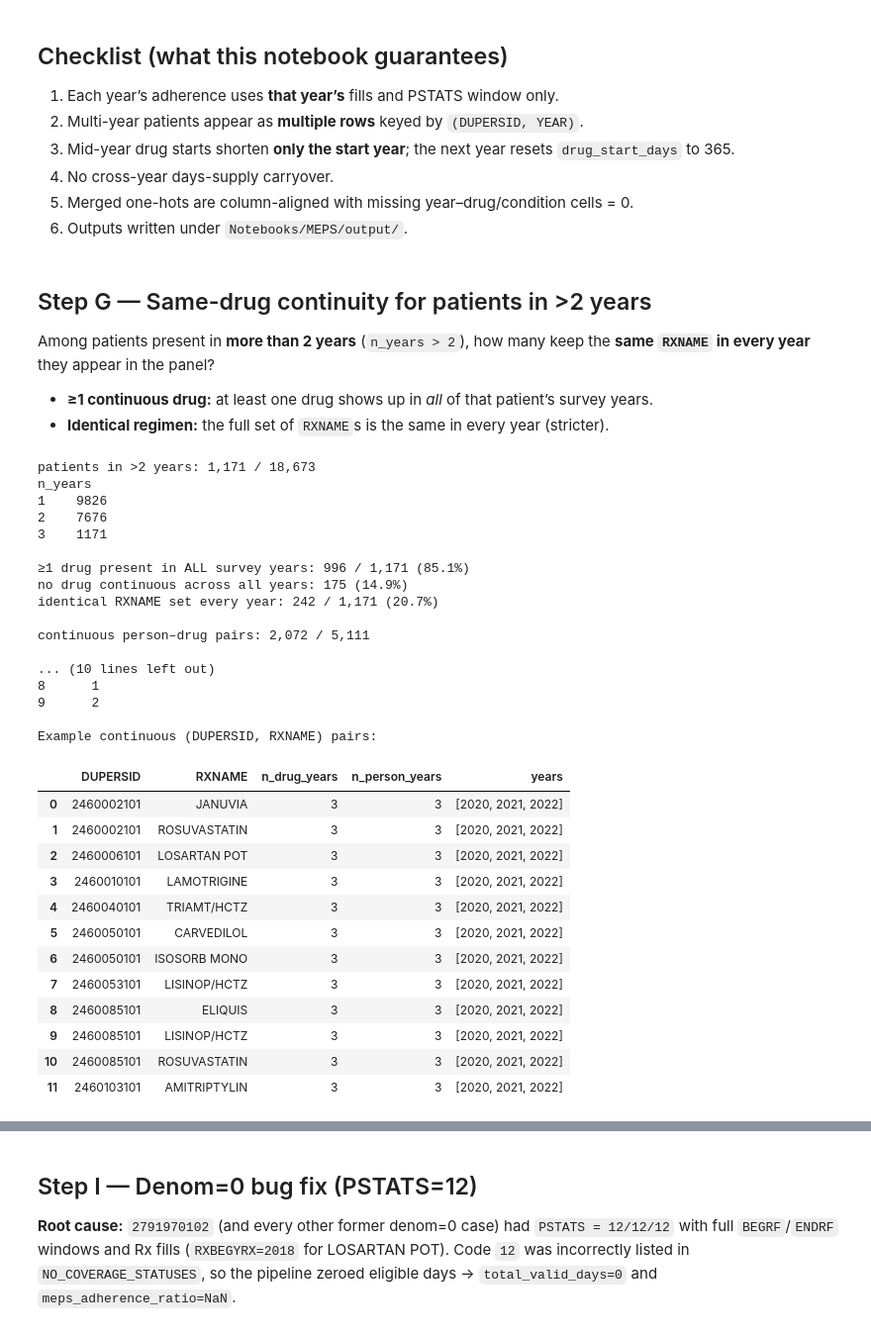
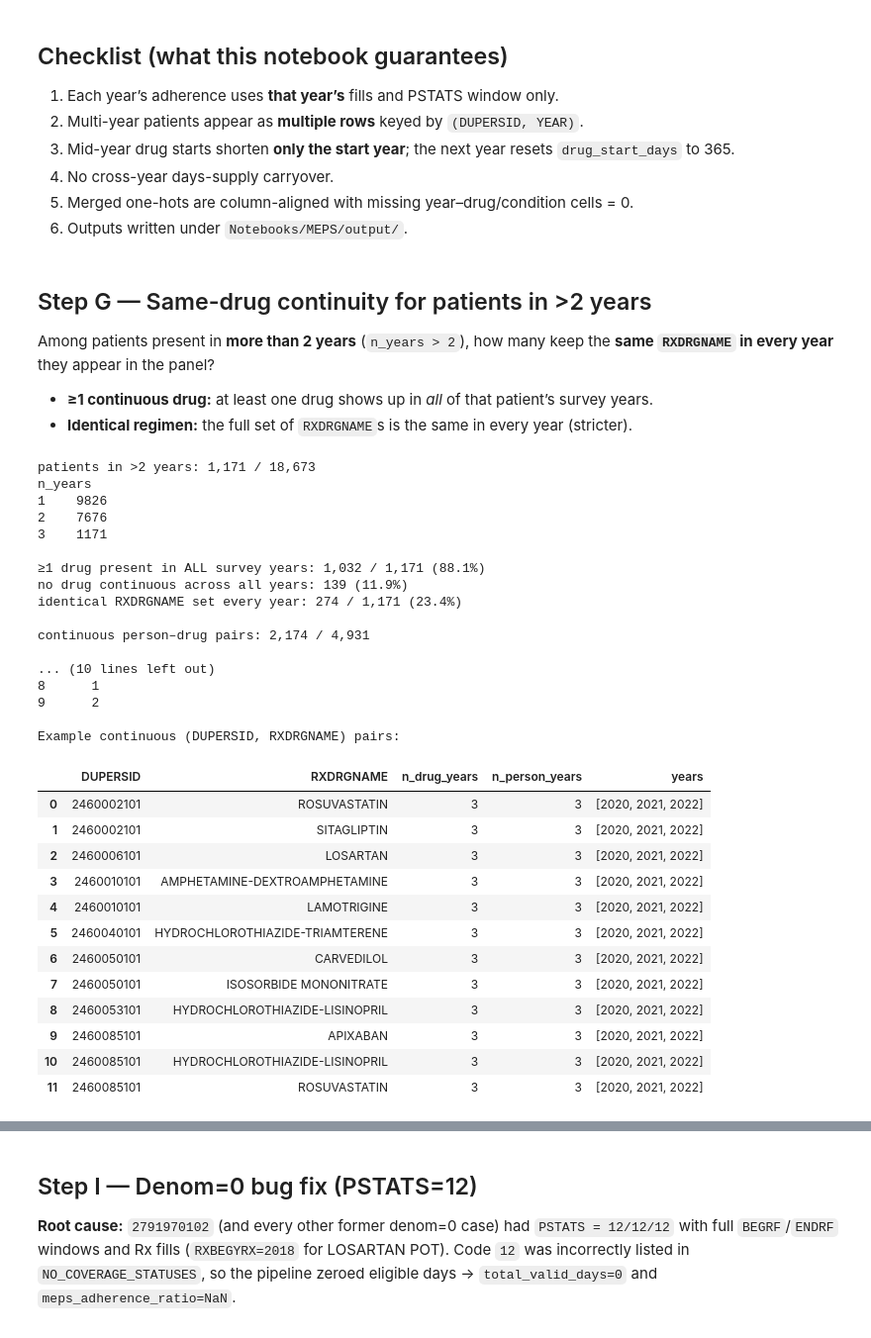
Before and after one commit to FrianaEngineer/Medical-Adherence, a Jupyter notebook: Notebooks/allYearMergeClean.ipynb, the cells around one changed output, grey strips where cells are left out. Shown at 99% size. Cells and saved outputs as stored; diff of their text form; code cells hidden in the pictures.

```diff
--- a/Notebooks/allYearMergeClean.ipynb
+++ b/Notebooks/allYearMergeClean.ipynb
@@ -424,13 +436,13 @@ cont_rows = []
 for r in start_mid.itertuples():
     nxt = pair_all[
         (pair_all["DUPERSID"] == r.DUPERSID)
-        & (pair_all["RXNAME"] == r.RXNAME)
+        & (pair_all["RXDRGNAME"] == r.RXDRGNAME)
         & (pair_all["YEAR"] == r.YEAR + 1)
     ]
     if len(nxt):
         cont_rows.append({
             "DUPERSID": r.DUPERSID,
-            "RXNAME": r.RXNAME,
+            "RXDRGNAME": r.RXDRGNAME,
             "start_year": r.YEAR,
             "start_month": r.first_month,
             "denom_start_year": r.total_days_supply,
@@ -459,9 +471,9 @@ if len(multi):
     pid = multi.sort_values("n_years", ascending=False)["DUPERSID"].iloc[0]
     panel = (
         pair_all[pair_all["DUPERSID"] == pid]
-        [["DUPERSID", "YEAR", "RXNAME", "total_days_supply", "drug_start_days",
+        [["DUPERSID", "YEAR", "RXDRGNAME", "total_days_supply", "drug_start_days",
           "RXBEGYRX", "meps_adherence_ratio", "is_adherent", "AGE"]]
-        .sort_values(["YEAR", "RXNAME"])
+        .sort_values(["YEAR", "RXDRGNAME"])
     )
     print(f"\nPanel slice for DUPERSID={pid} ({panel['YEAR'].nunique()} years):")
     display(panel.head(20))
@@ -601,13 +613,13 @@ wrote /Users/friana/Medical Adherence/Notebooks/MEPS/output/all_years/tables/mod
 # %% [markdown]
 ## Step G — Same-drug continuity for patients in >2 years
 
-Among patients present in **more than 2 years** (`n_years > 2`), how many keep the **same `RXNAME` in every year** they appear in the panel?
+Among patients present in **more than 2 years** (`n_years > 2`), how many keep the **same `RXDRGNAME` in every year** they appear in the panel?
 
 - **≥1 continuous drug:** at least one drug shows up in *all* of that patient’s survey years.
-- **Identical regimen:** the full set of `RXNAME`s is the same in every year (stricter).
+- **Identical regimen:** the full set of `RXDRGNAME`s is the same in every year (stricter).
 # %%
 # Person–year–drug grain (pair rows can repeat ICD; drop that for continuity)
-pyd = pair_all[["DUPERSID", "YEAR", "RXNAME"]].drop_duplicates()
+pyd = pair_all[["DUPERSID", "YEAR", "RXDRGNAME"]].drop_duplicates()
 
 years_per_person = (
     pyd.groupby("DUPERSID")["YEAR"].nunique().rename("n_years")
@@ -620,7 +632,7 @@ sub = pyd[pyd["DUPERSID"].isin(multi_gt2.index)].copy()
 
 # Years each (person, drug) appears vs years the person is in the survey
 drug_years = (
-    sub.groupby(["DUPERSID", "RXNAME"])["YEAR"]
+    sub.groupby(["DUPERSID", "RXDRGNAME"])["YEAR"]
     .nunique()
     .rename("n_drug_years")
     .reset_index()
@@ -638,10 +650,10 @@ has_any_continuous = drug_years.groupby("DUPERSID")["continuous"].any()
 n_any = int(has_any_continuous.sum())
 n_none = int((~has_any_continuous).sum())
 
-# Stricter: identical RXNAME set every year
+# Stricter: identical RXDRGNAME set every year
 identical_flags = []
 for pid, g in sub.groupby("DUPERSID"):
-    year_sets = {frozenset(names) for _, names in g.groupby("YEAR")["RXNAME"]}
+    year_sets = {frozenset(names) for _, names in g.groupby("YEAR")["RXDRGNAME"]}
     identical_flags.append(len(year_sets) == 1)
 n_identical = int(sum(identical_flags))
 
@@ -654,7 +666,7 @@ print(
     f"{n_none:,} ({100 * n_none / len(multi_gt2):.1f}%)"
 )
 print(
-    f"identical RXNAME set every year: "
+    f"identical RXDRGNAME set every year: "
     f"{n_identical:,} / {len(multi_gt2):,} ({100 * n_identical / len(multi_gt2):.1f}%)"
 )
 
@@ -670,54 +682,54 @@ print(
     .astype(int)
     .value_counts()
     .sort_index()
     .to_string()
 )
 
 # Example continuous drugs
 cont_examples = (
     drug_years.loc[drug_years["continuous"]]
     .merge(
         sub.groupby("DUPERSID")["YEAR"]
         .agg(years=lambda s: sorted(s.unique()))
         .reset_index(),
         on="DUPERSID",
     )
-    .sort_values(["DUPERSID", "RXNAME"])
+    .sort_values(["DUPERSID", "RXDRGNAME"])
     .head(12)
 )
-print("\nExample continuous (DUPERSID, RXNAME) pairs:")
-display(cont_examples[["DUPERSID", "RXNAME", "n_drug_years", "n_person_years", "years"]])
+print("\nExample continuous (DUPERSID, RXDRGNAME) pairs:")
+display(cont_examples[["DUPERSID", "RXDRGNAME", "n_drug_years", "n_person_years", "years"]])
 # %% [output]
 patients in >2 years: 1,171 / 18,673
 n_years
 1    9826
 2    7676
 3    1171
 
-≥1 drug present in ALL survey years: 996 / 1,171 (85.1%)
-no drug continuous across all years: 175 (14.9%)
-identical RXNAME set every year: 242 / 1,171 (20.7%)
+≥1 drug present in ALL survey years: 1,032 / 1,171 (88.1%)
+no drug continuous across all years: 139 (11.9%)
+identical RXDRGNAME set every year: 274 / 1,171 (23.4%)
 
-continuous person–drug pairs: 2,072 / 5,111
+continuous person–drug pairs: 2,174 / 4,931
 
 ... (10 lines left out)
 8      1
 9      2
 
-Example continuous (DUPERSID, RXNAME) pairs:
+Example continuous (DUPERSID, RXDRGNAME) pairs:
-|  | DUPERSID | RXNAME | n_drug_years | n_person_years | years |
-| 0 | 2460002101 | JANUVIA | 3 | 3 | [2020, 2021, 2022] |
-| 1 | 2460002101 | ROSUVASTATIN | 3 | 3 | [2020, 2021, 2022] |
-| 2 | 2460006101 | LOSARTAN POT | 3 | 3 | [2020, 2021, 2022] |
-| 3 | 2460010101 | LAMOTRIGINE | 3 | 3 | [2020, 2021, 2022] |
-| 4 | 2460040101 | TRIAMT/HCTZ | 3 | 3 | [2020, 2021, 2022] |
-| 5 | 2460050101 | CARVEDILOL | 3 | 3 | [2020, 2021, 2022] |
-| 6 | 2460050101 | ISOSORB MONO | 3 | 3 | [2020, 2021, 2022] |
-| 7 | 2460053101 | LISINOP/HCTZ | 3 | 3 | [2020, 2021, 2022] |
-| 8 | 2460085101 | ELIQUIS | 3 | 3 | [2020, 2021, 2022] |
-| 9 | 2460085101 | LISINOP/HCTZ | 3 | 3 | [2020, 2021, 2022] |
-| 10 | 2460085101 | ROSUVASTATIN | 3 | 3 | [2020, 2021, 2022] |
-| 11 | 2460103101 | AMITRIPTYLIN | 3 | 3 | [2020, 2021, 2022] |
+|  | DUPERSID | RXDRGNAME | n_drug_years | n_person_years | years |
+| 0 | 2460002101 | ROSUVASTATIN | 3 | 3 | [2020, 2021, 2022] |
+| 1 | 2460002101 | SITAGLIPTIN | 3 | 3 | [2020, 2021, 2022] |
+| 2 | 2460006101 | LOSARTAN | 3 | 3 | [2020, 2021, 2022] |
+| 3 | 2460010101 | AMPHETAMINE-DEXTROAMPHETAMINE | 3 | 3 | [2020, 2021, 2022] |
+| 4 | 2460010101 | LAMOTRIGINE | 3 | 3 | [2020, 2021, 2022] |
+| 5 | 2460040101 | HYDROCHLOROTHIAZIDE-TRIAMTERENE | 3 | 3 | [2020, 2021, 2022] |
+| 6 | 2460050101 | CARVEDILOL | 3 | 3 | [2020, 2021, 2022] |
+| 7 | 2460050101 | ISOSORBIDE MONONITRATE | 3 | 3 | [2020, 2021, 2022] |
+| 8 | 2460053101 | HYDROCHLOROTHIAZIDE-LISINOPRIL | 3 | 3 | [2020, 2021, 2022] |
+| 9 | 2460085101 | APIXABAN | 3 | 3 | [2020, 2021, 2022] |
+| 10 | 2460085101 | HYDROCHLOROTHIAZIDE-LISINOPRIL | 3 | 3 | [2020, 2021, 2022] |
+| 11 | 2460085101 | ROSUVASTATIN | 3 | 3 | [2020, 2021, 2022] |
 # %% [markdown]
 ## Step H — Same-drug continuity for patients in >1 year (+ denom / gap note)
 
```
Also changed, not shown: parts of 21 cells of this notebook, 59 other files.
